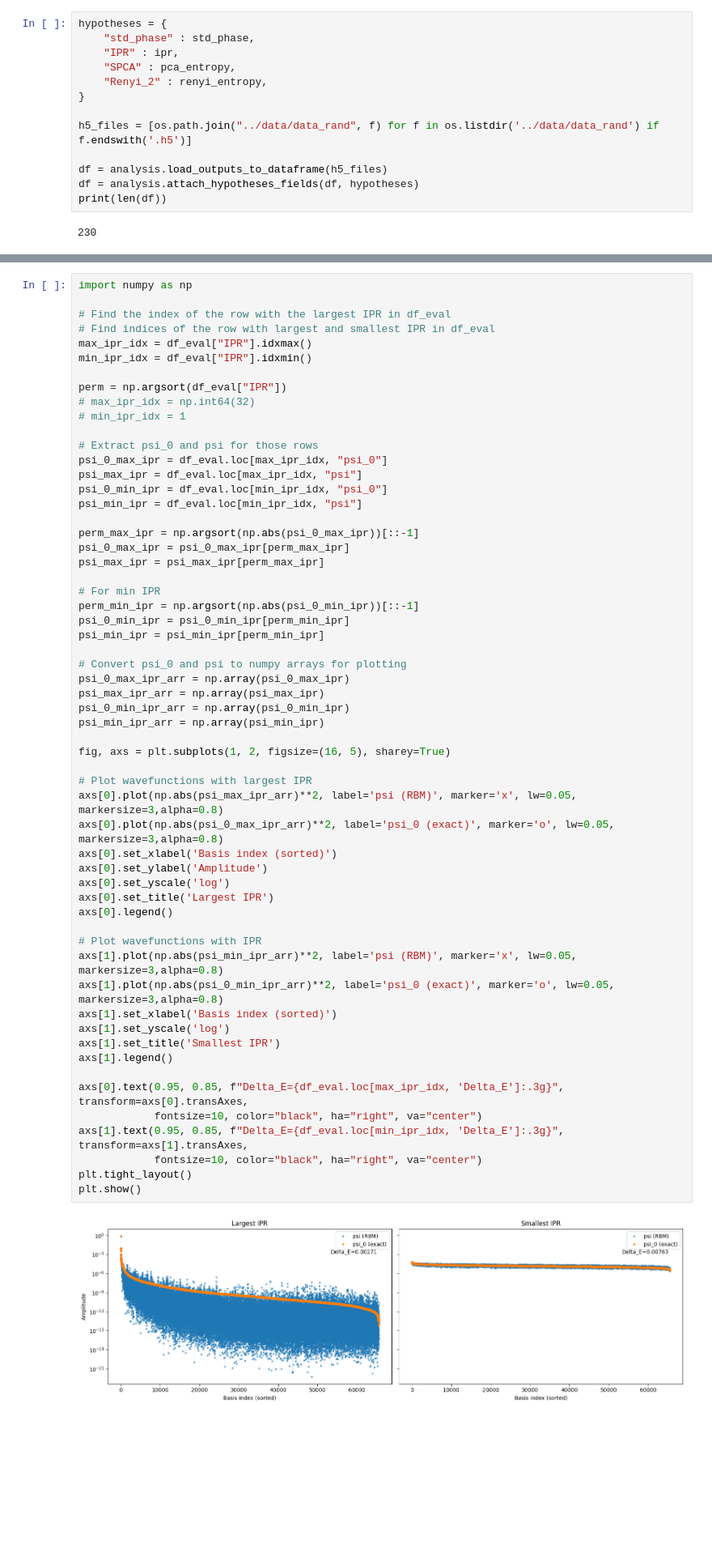
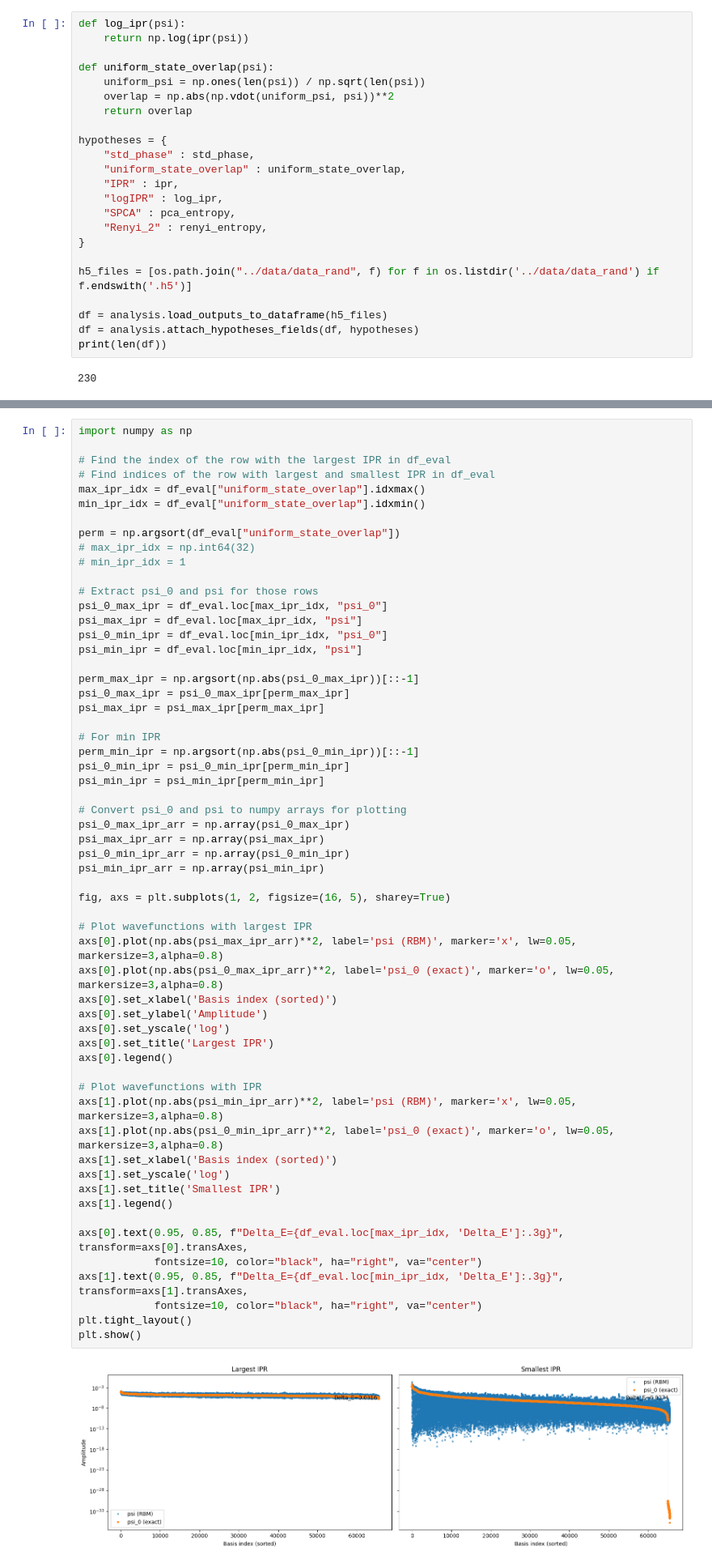
Before and after one commit to NilsNiggemann/DataMiningRBMs, a Jupyter notebook: Netket/analysis.ipynb, the cells around one changed output, grey strips where cells are left out. Shown at 81% size. Saved outputs shown, nothing was run; the diff lists cells and outputs as text; blank space fills up the shorter version.

```diff
--- a/Netket/analysis.ipynb
+++ b/Netket/analysis.ipynb
@@ -6,7 +7,17 @@ import matplotlib.pyplot as plt
 # %%
+def log_ipr(psi):
+    return np.log(ipr(psi))
+
+def uniform_state_overlap(psi):
+    uniform_psi = np.ones(len(psi)) / np.sqrt(len(psi))
+    overlap = np.abs(np.vdot(uniform_psi, psi))**2
+    return overlap
+
 hypotheses = {
     "std_phase" : std_phase,
+    "uniform_state_overlap" : uniform_state_overlap,
     "IPR" : ipr,
+    "logIPR" : log_ipr,
     "SPCA" : pca_entropy,
     "Renyi_2" : renyi_entropy,
 }
@@ -135,10 +150,10 @@ import numpy as np
 
 # Find the index of the row with the largest IPR in df_eval
 # Find indices of the row with largest and smallest IPR in df_eval
-max_ipr_idx = df_eval["IPR"].idxmax()
-min_ipr_idx = df_eval["IPR"].idxmin()
+max_ipr_idx = df_eval["uniform_state_overlap"].idxmax()
+min_ipr_idx = df_eval["uniform_state_overlap"].idxmin()
 
-perm = np.argsort(df_eval["IPR"])
+perm = np.argsort(df_eval["uniform_state_overlap"])
 # max_ipr_idx = np.int64(32)
 # min_ipr_idx = 1
 
@@ -162,33 +177,33 @@ psi_0_max_ipr_arr = np.array(psi_0_max_ipr)
 psi_max_ipr_arr = np.array(psi_max_ipr)
 psi_0_min_ipr_arr = np.array(psi_0_min_ipr)
 psi_min_ipr_arr = np.array(psi_min_ipr)
 
 fig, axs = plt.subplots(1, 2, figsize=(16, 5), sharey=True)
 
 # Plot wavefunctions with largest IPR
 axs[0].plot(np.abs(psi_max_ipr_arr)**2, label='psi (RBM)', marker='x', lw=0.05, markersize=3,alpha=0.8)
 axs[0].plot(np.abs(psi_0_max_ipr_arr)**2, label='psi_0 (exact)', marker='o', lw=0.05, markersize=3,alpha=0.8)
 axs[0].set_xlabel('Basis index (sorted)')
 axs[0].set_ylabel('Amplitude')
 axs[0].set_yscale('log')
 axs[0].set_title('Largest IPR')
 axs[0].legend()
 
 # Plot wavefunctions with IPR
 axs[1].plot(np.abs(psi_min_ipr_arr)**2, label='psi (RBM)', marker='x', lw=0.05, markersize=3,alpha=0.8)
 axs[1].plot(np.abs(psi_0_min_ipr_arr)**2, label='psi_0 (exact)', marker='o', lw=0.05, markersize=3,alpha=0.8)
 axs[1].set_xlabel('Basis index (sorted)')
 axs[1].set_yscale('log')
 axs[1].set_title('Smallest IPR')
 axs[1].legend()
 
 axs[0].text(0.95, 0.85, f"Delta_E={df_eval.loc[max_ipr_idx, 'Delta_E']:.3g}", transform=axs[0].transAxes,
             fontsize=10, color="black", ha="right", va="center")
 axs[1].text(0.95, 0.85, f"Delta_E={df_eval.loc[min_ipr_idx, 'Delta_E']:.3g}", transform=axs[1].transAxes,
             fontsize=10, color="black", ha="right", va="center")
 plt.tight_layout()
 plt.show()
 # %% [output]
-[figure, old version]
+[figure, new version]
 # %% [markdown]
 Alternative: $$H = \sum_{<i,j>} \sigma_i^z \sigma_j^z - h \sum_i \sigma_i^x + \epsilon H_\text{rand}$$
```
Also changed, not shown: parts of 19 cells of this notebook, 5 other files.
